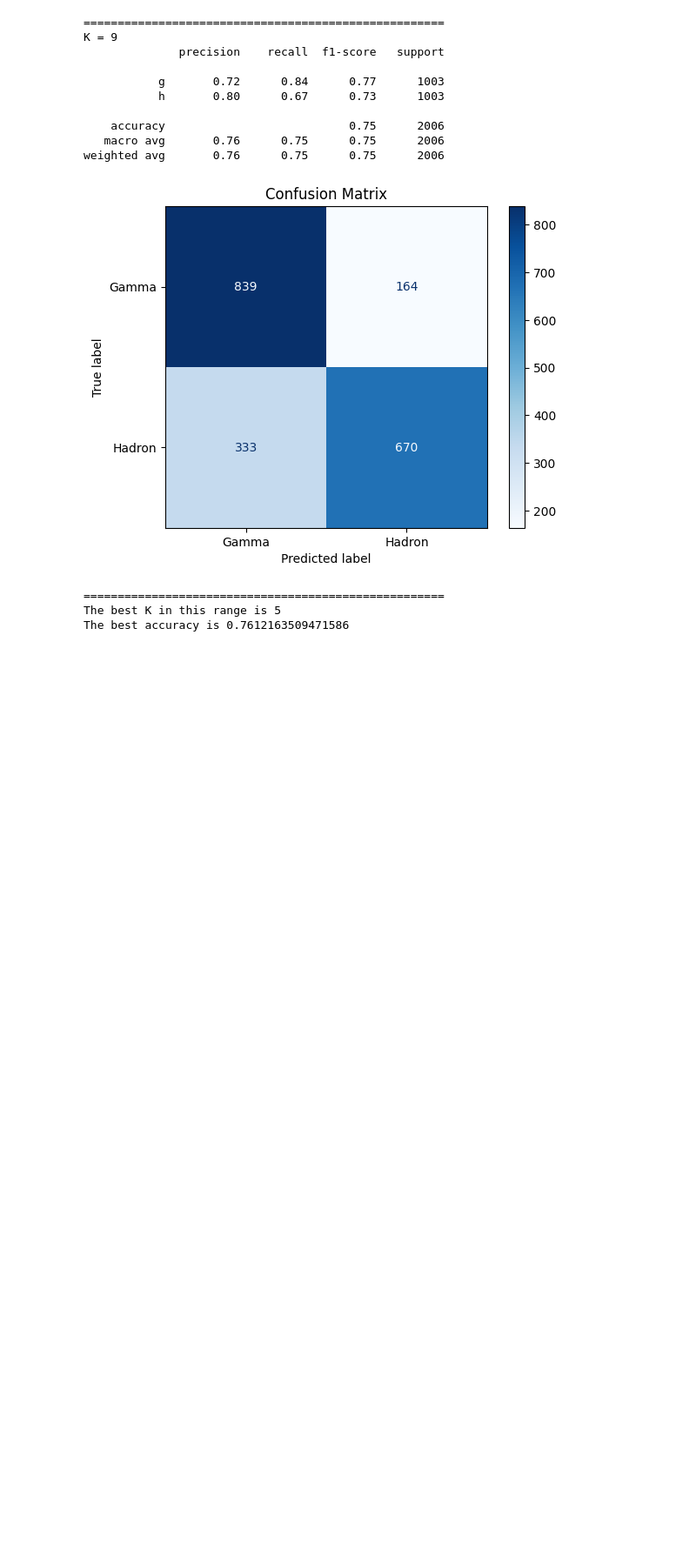
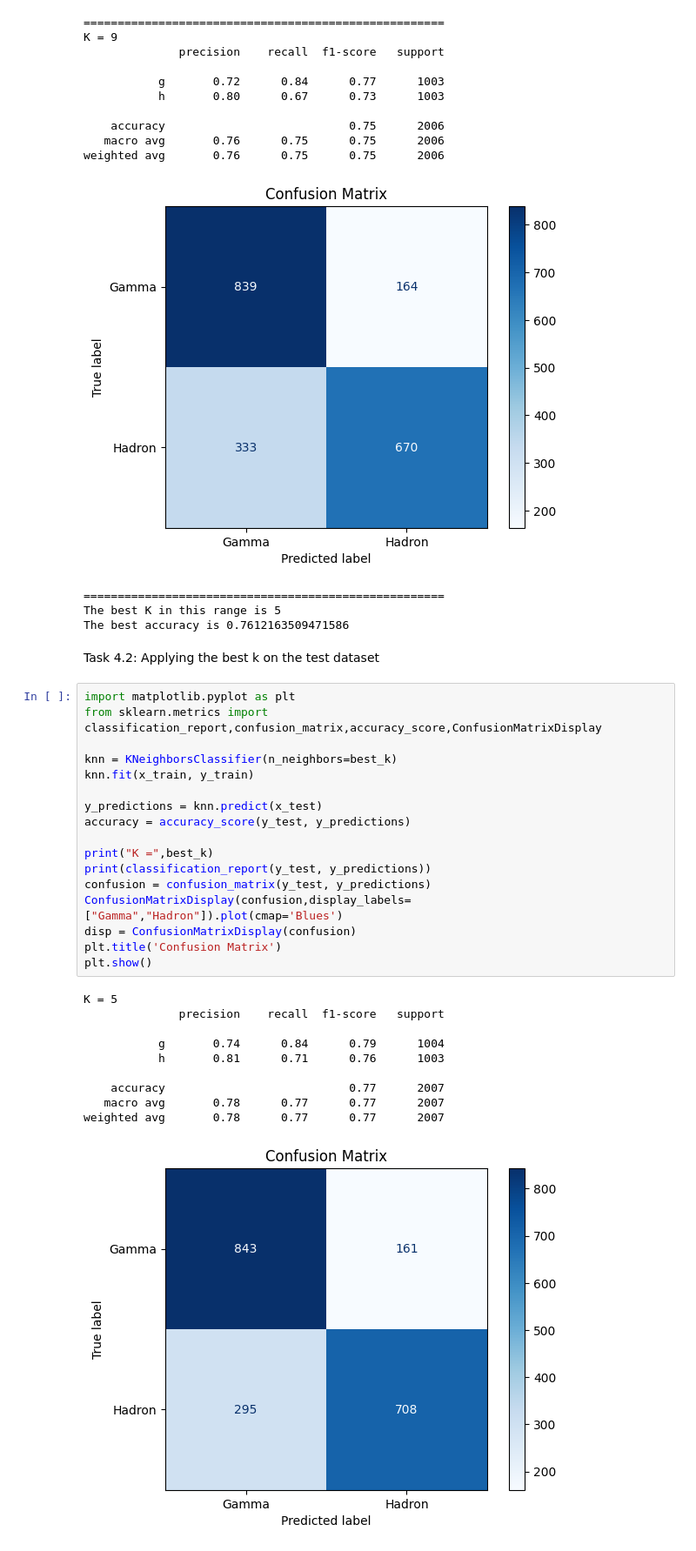
Before and after one commit to AAAyoub3/Classification-Regression, a Jupyter notebook: classification.ipynb, the cells around one changed output. Shown: that part at 87% size. Cells and saved outputs as stored; diff of their text form; blank space fills up the shorter version.

```diff
--- a/classification.ipynb
+++ b/classification.ipynb
@@ -274,3 +292,33 @@ weighted avg       0.76      0.75      0.75      2006
 =====================================================
 The best K in this range is 5
 The best accuracy is 0.7612163509471586
+# %% [markdown]
+Task 4.2: Applying the best k on the test dataset
+# %%
+import matplotlib.pyplot as plt
+from sklearn.metrics import classification_report,confusion_matrix,accuracy_score,ConfusionMatrixDisplay
+
+knn = KNeighborsClassifier(n_neighbors=best_k)
+knn.fit(x_train, y_train)
+
+y_predictions = knn.predict(x_test)
+accuracy = accuracy_score(y_test, y_predictions)
+
+print("K =",best_k)
+print(classification_report(y_test, y_predictions))
+confusion = confusion_matrix(y_test, y_predictions)
+ConfusionMatrixDisplay(confusion,display_labels=["Gamma","Hadron"]).plot(cmap='Blues')
+disp = ConfusionMatrixDisplay(confusion)
+plt.title('Confusion Matrix')
+plt.show()
+# %% [output]
+K = 5
+              precision    recall  f1-score   support
+
+           g       0.74      0.84      0.79      1004
+           h       0.81      0.71      0.76      1003
+
+    accuracy                           0.77      2007
+   macro avg       0.78      0.77      0.77      2007
+weighted avg       0.78      0.77      0.77      2007
+[figure, added]
```
Also changed, not shown: parts of 2 cells of this notebook, 1 other file.
